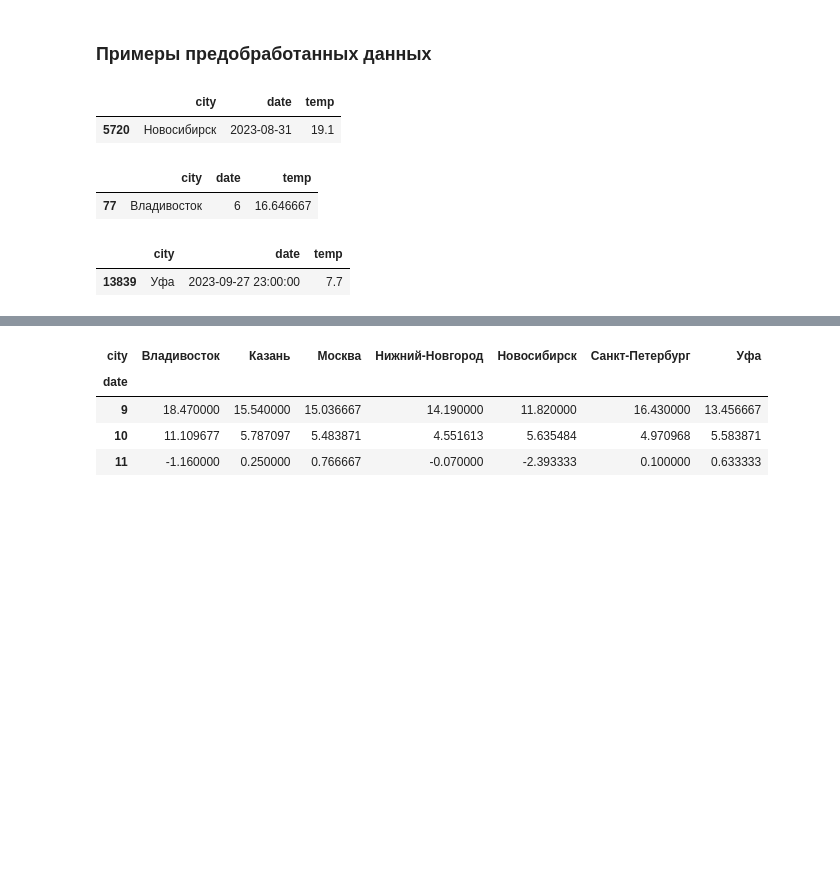
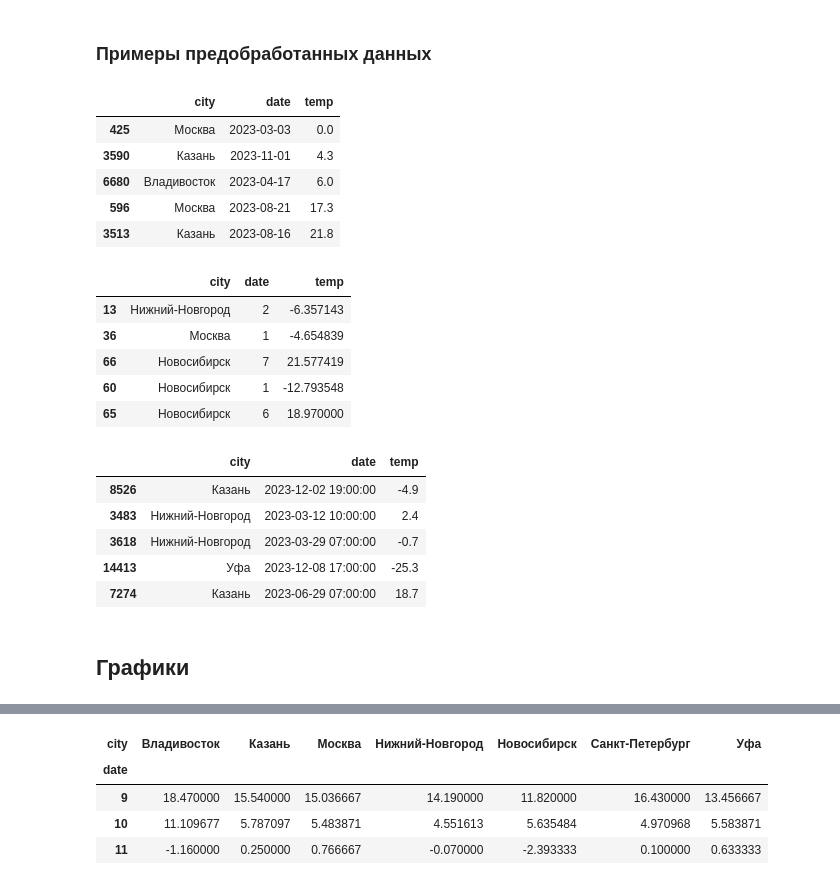
Before and after one commit to karinaAlex/graph_climate, a Jupyter notebook: graph_climate.ipynb, the cells around one changed output, grey strips where cells are left out. Cells and saved outputs as stored; diff of their text form; code cells hidden in the pictures; blank space fills up the shorter version.

```diff
--- a/graph_climate.ipynb
+++ b/graph_climate.ipynb
@@ -473,17 +359,31 @@ df_hours
 # %% [markdown]
 ### Примеры предобработанных данных
 # %%
-df_days.sample(1)
+df_days.sample(5)
 # %% [output]
 |  | city | date | temp |
-| 5720 | Новосибирск | 2023-08-31 | 19.1 |
+| 425 | Москва | 2023-03-03 | 0.0 |
+| 3590 | Казань | 2023-11-01 | 4.3 |
+| 6680 | Владивосток | 2023-04-17 | 6.0 |
+| 596 | Москва | 2023-08-21 | 17.3 |
+| 3513 | Казань | 2023-08-16 | 21.8 |
 # %%
-df_month.sample(1)
+df_month.sample(5)
 # %% [output]
 |  | city | date | temp |
-| 77 | Владивосток | 6 | 16.646667 |
+| 13 | Нижний-Новгород | 2 | -6.357143 |
+| 36 | Москва | 1 | -4.654839 |
+| 66 | Новосибирск | 7 | 21.577419 |
+| 60 | Новосибирск | 1 | -12.793548 |
+| 65 | Новосибирск | 6 | 18.970000 |
 # %%
-df_hours.sample(1)
+df_hours.sample(5)
 # %% [output]
 |  | city | date | temp |
-| 13839 | Уфа | 2023-09-27 23:00:00 | 7.7 |
+| 8526 | Казань | 2023-12-02 19:00:00 | -4.9 |
+| 3483 | Нижний-Новгород | 2023-03-12 10:00:00 | 2.4 |
+| 3618 | Нижний-Новгород | 2023-03-29 07:00:00 | -0.7 |
+| 14413 | Уфа | 2023-12-08 17:00:00 | -25.3 |
+| 7274 | Казань | 2023-06-29 07:00:00 | 18.7 |
+# %% [markdown]
+## Графики
```
Also changed, not shown: parts of 52 cells of this notebook.
